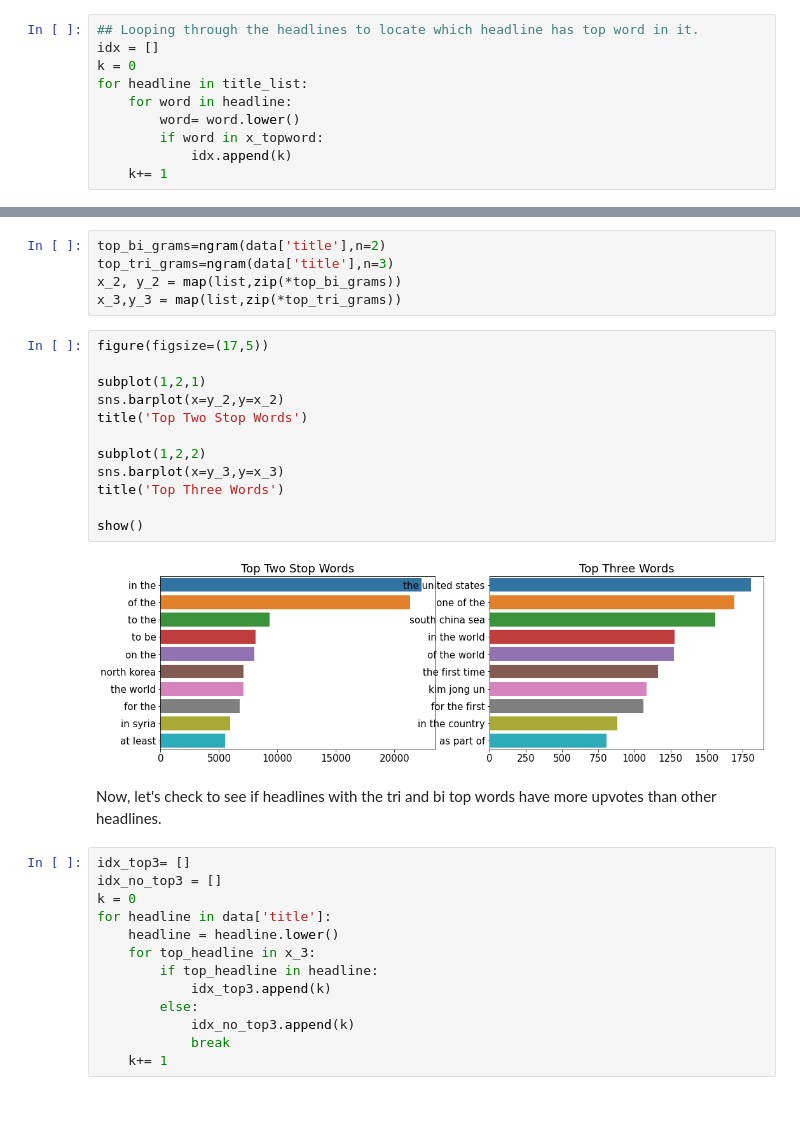
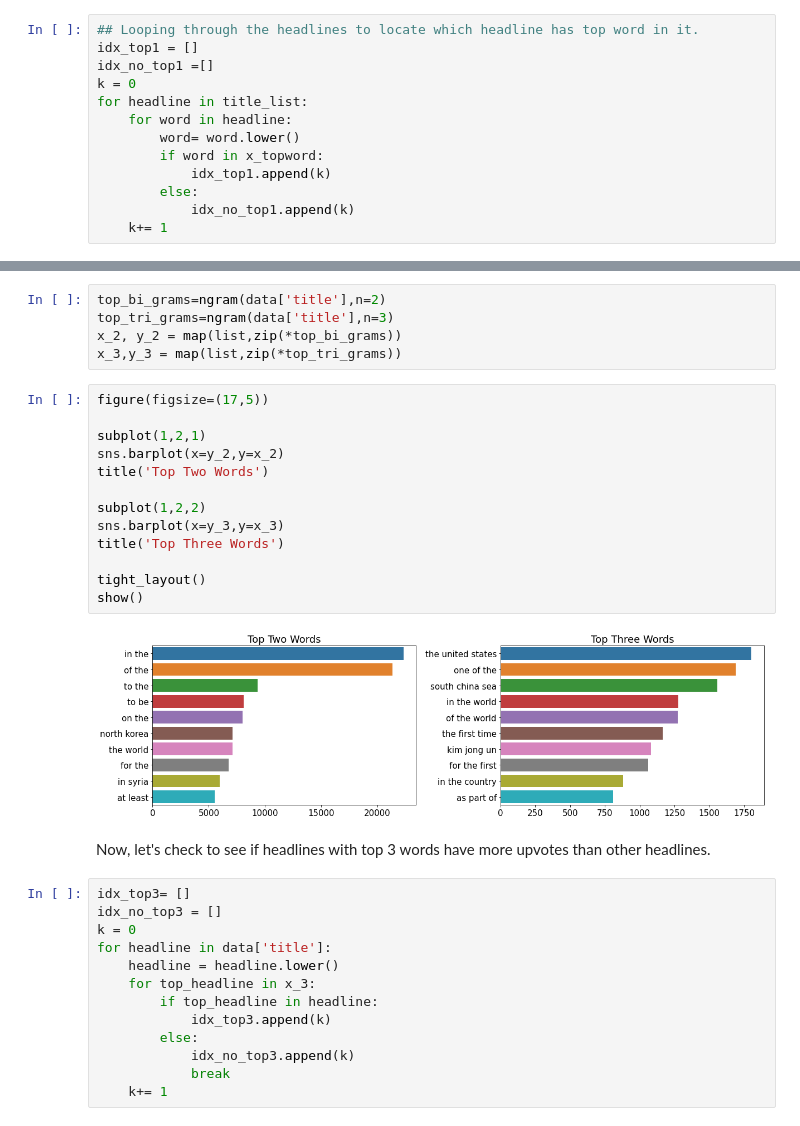
Before and after one commit to tuthang102/PythonNotebooks, a Jupyter notebook: HeadlinesAnalysis.ipynb, the cells around one changed output, grey strips where cells are left out. Drawn from its saved outputs; the diff is of its cells as text.

```diff
--- a/HeadlinesAnalysis.ipynb
+++ b/HeadlinesAnalysis.ipynb
@@ -195,12 +194,15 @@ show()
 One interesting question to ask is whether the headlines that has one of the top words also has the most upvotes?
 # %%
 ## Looping through the headlines to locate which headline has top word in it.
-idx = []
+idx_top1 = []
+idx_no_top1 =[]
 k = 0
 for headline in title_list:
     for word in headline:
         word= word.lower()
         if word in x_topword:
-            idx.append(k)
+            idx_top1.append(k)
+        else:
+            idx_no_top1.append(k)
     k+= 1
 # %%
@@ -237,19 +257,20 @@ x_3,y_3 = map(list,zip(*top_tri_grams))
 # %%
 figure(figsize=(17,5))
 
 subplot(1,2,1)
 sns.barplot(x=y_2,y=x_2)
-title('Top Two Stop Words')
+title('Top Two Words')
 
 subplot(1,2,2)
 sns.barplot(x=y_3,y=x_3)
 title('Top Three Words')
 
+tight_layout()
 show()
 # %% [output]
-[figure, old version]
+[figure, new version]
 # %% [markdown]
-Now, let's check to see if headlines with the tri and bi top words have more upvotes than other headlines.
+Now, let's check to see if headlines with top 3 words have more upvotes than other headlines.
 # %%
 idx_top3= []
 idx_no_top3 = []
```
Also changed, not shown: parts of 25 cells of this notebook.
